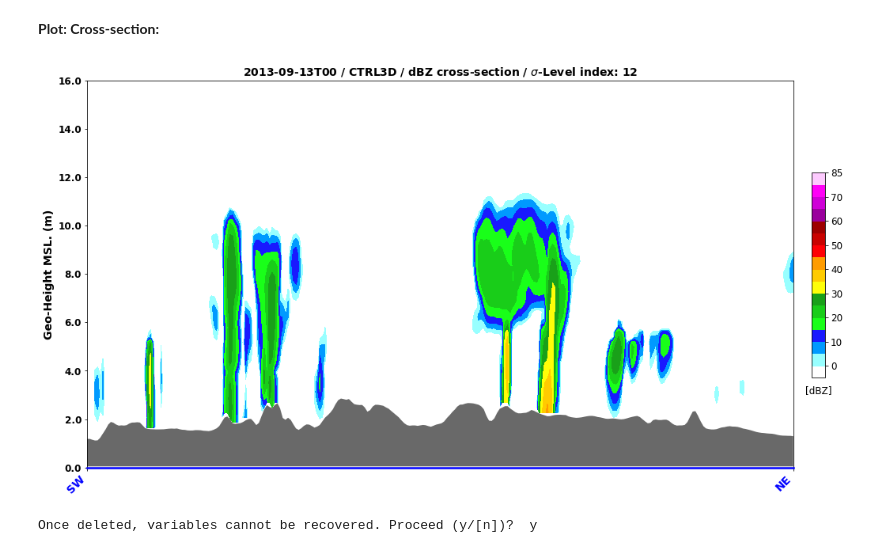
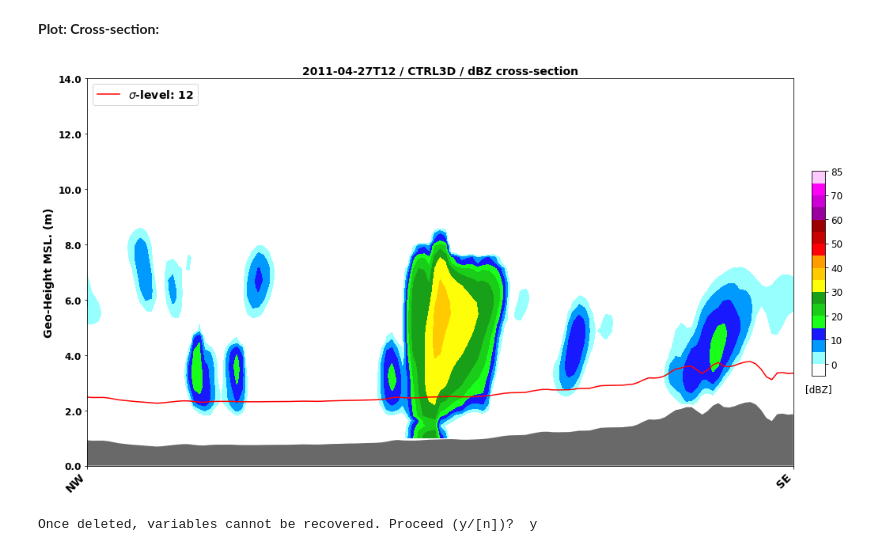
Before and after one commit to Lusicl/WRF_dBZ_Cloud_Classification, a Jupyter notebook: WRF_dBZ_Class_CONUS1/wrf_dbz_CrossSec_Plot_test.ipynb, the cells around one changed output. Saved outputs shown, nothing was run; the diff lists cells and outputs as text; code cells hidden in the pictures.

```diff
--- a/WRF_dBZ_Class_CONUS1/wrf_dbz_CrossSec_Plot_test.ipynb
+++ b/WRF_dBZ_Class_CONUS1/wrf_dbz_CrossSec_Plot_test.ipynb
@@ -76,7 +76,7 @@ ter = getvar( Dataset('/glade/scratch/hungjui/DATA_WRF_CONUS_1_dBZ_v1.0/INVARIAN
 # %%
 ## Set hour:
 ## 0:00, 1:03, 2:06, 3:09, 4:12, 5:15, 6:18, 7:21
-time_hour_idx = 0
+time_hour_idx = 4
 
 ## Set sigma level index:
 sigma_lev = 12 # number in levels.
@@ -309,29 +372,29 @@ plt.savefig('./' + np.datetime_as_string(dbz_lev.Time.data, unit='h') + '_dbz_xl
 # %%
 def new_xsec(fig):
 
-    axis_color = xsec_line2_color
+    # axis_color = xsec_line2_color
 
     ax = plt.axes()
 
     ax.set_xticks([0,dbz_xsec.xy_loc.size-1])
-    ax.set_xticklabels( ['SW', 'NE']
-                        # ['NW', 'SE']
+    ax.set_xticklabels( # ['SW', 'NE']
+                        ['NW', 'SE']
                       , fontsize=14
                       , fontweight='bold'
-                      , color=axis_color
+                      # , color=axis_color
                       , rotation = 45
                       , ha='right' # horizontalalignment
                       )
 
-    ax.set_ylim([0, 16000])
-    ax.set_yticks(np.arange(0, 16001, 2000))
-    ax.set_yticklabels( np.arange(0, 16001, 2000)/1000
+    ax.set_ylim([0, 14000])
+    ax.set_yticks(np.arange(0, 14001, 2000))
+    ax.set_yticklabels( np.arange(0, 14001, 2000)/1000
                       , fontsize=12
                       , fontweight='bold'
                       )
 
-    ax.spines['bottom'].set_color(axis_color)
-    ax.spines['bottom'].set_linewidth(2.5)
+    # ax.spines['bottom'].set_color(axis_color)
+    # ax.spines['bottom'].set_linewidth(2.5)
 
     return ax
 # %% [markdown]
@@ -355,38 +418,54 @@ cf2 = ax_xsec.contourf( plotting_x, plotting_y, plotting_var
                       # , vmax=20
                       )
 
+## NWS colorbar:
+# cf2 = ax_xsec.pcolormesh( plotting_x, plotting_y, plotting_var
+#                         , cmap=ref_cmap
+#                         , norm=ref_norm
+#                         , shading='auto'
+#                         )
+
 plt.ylabel('Geo-Height MSL. (m)', {'size': 14, 'weight': 'bold'})
 
-## NWS colorbar:
-# cf2 = ax1.pcolormesh(plotting_lon, plotting_lat, plotting_var, cmap=ref_cmap, norm=ref_norm, shading='auto')
+## Plot the sigmal level line:
+xsec_color = xsec_line1_color
+
+sigma_lev_h = ax_xsec.plot( plotting_x, sigma_line
+                          , color=xsec_color)
+
+ax_xsec.legend( sigma_lev_h, ['$\sigma$-level: ' + str(sigma_lev)]
+              , loc='upper left'
+              # , fontsize=14
+              , prop={'size':14, 'weight':'bold'}
+              )
 
 ## Fill in the mountain terrain:
-ter_fill = ax_xsec.fill_between(plotting_x, 50, ter_line,
+ter_fill = ax_xsec.fill_between(plotting_x, 0, ter_line,
                                 facecolor='dimgrey')
 
 cf2_title = plt.title( np.datetime_as_string(dbz_lev.Time.data, unit='h')
                      + ' / '
                      + wrf_sim_type
                      + ' / dBZ cross-section'
                      # + 'z=' + str(interp_vertical_lev) + dbz_lev.vert_units
-                     + ' / $\sigma$-Level index: ' + str(sigma_lev)
+                     # + ' / $\sigma$-Level index: ' + str(sigma_lev)
                      ,fontsize=14
                      ,fontweight='bold'
                      )
 
 cbar_ax = fig_xsec.add_axes([0.92, 0.3, 0.015, 0.4])
 cbar = fig_xsec.colorbar(cf2, cax=cbar_ax, fraction=0.04)
 cbar.ax.tick_params(labelsize=12)
 cbar.ax.set_title('[dBZ]', fontsize=12, y=-0.1)
 
 
 ## Save figure:
 
 plt.savefig('./' + np.datetime_as_string(dbz_lev.Time.data, unit='h') + '_dbz_xsec.png',
             bbox_inches='tight',
             dpi=300)
 # %% [output]
-[figure, old version]
+[figure, new version]
 # %%
 %reset
 # %% [output]
```
Also changed, not shown: parts of 9 cells of this notebook, 3 other files.
